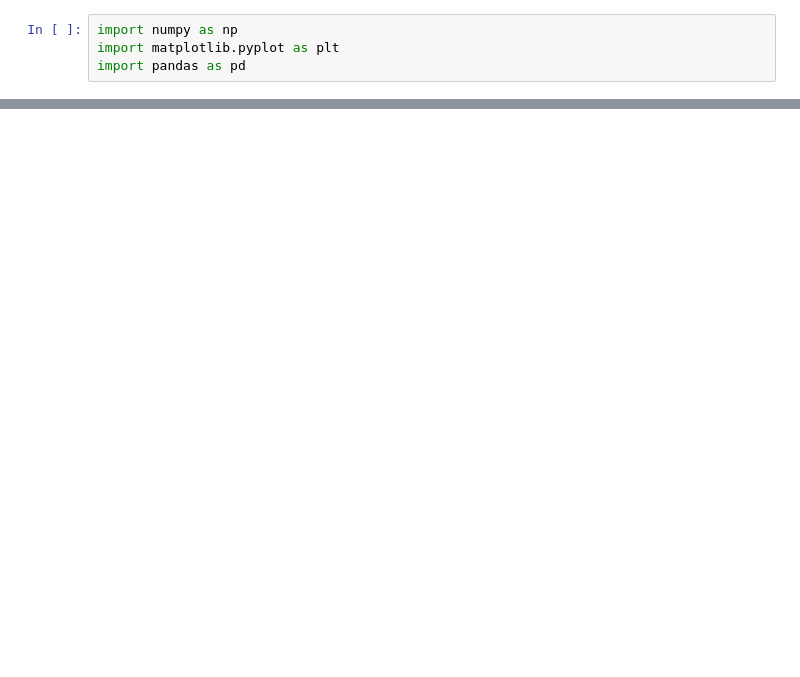
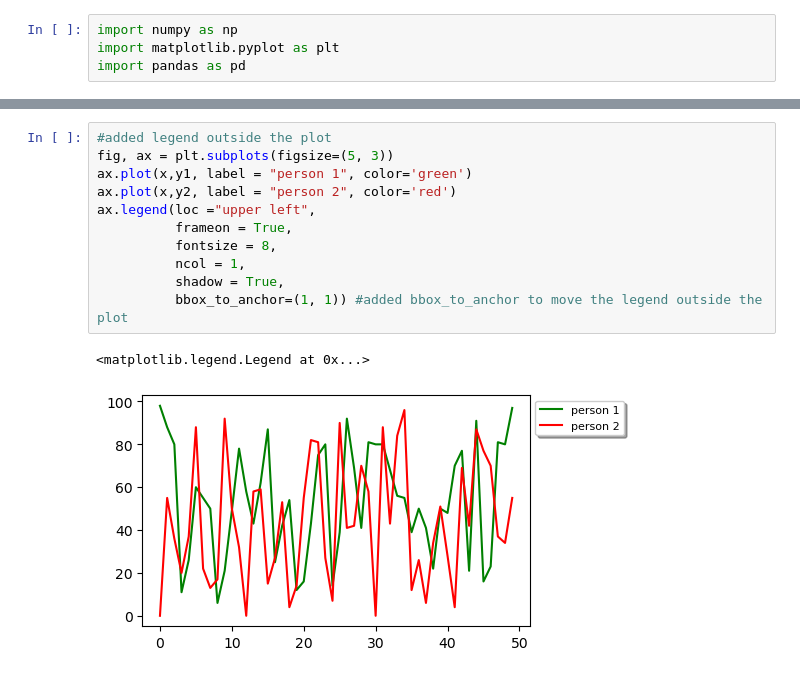
Before and after one commit to muby4/visualization, a Jupyter notebook: 02_activities/assignments/participation/Assignment-1.ipynb, the cells around one changed output, grey strips where cells are left out. Drawn from its saved outputs; the diff is of its cells as text; blank space fills up the shorter version.

```diff
--- a/02_activities/assignments/participation/Assignment-1.ipynb
+++ b/02_activities/assignments/participation/Assignment-1.ipynb
@@ -93,0 +131,14 @@ ax.grid(axis = 'y', color = 'blue', linewidth = 0.5)
+# %%
+#added legend outside the plot
+fig, ax = plt.subplots(figsize=(5, 3))
+ax.plot(x,y1, label = "person 1", color='green')
+ax.plot(x,y2, label = "person 2", color='red')
+ax.legend(loc ="upper left",
+          frameon = True,
+          fontsize = 8,
+          ncol = 1,
+          shadow = True,
+          bbox_to_anchor=(1, 1)) #added bbox_to_anchor to move the legend outside the plot
+# %% [output]
+<matplotlib.legend.Legend at 0x...>
+[figure, added]
```
Also changed, not shown: parts of 42 cells of this notebook.
